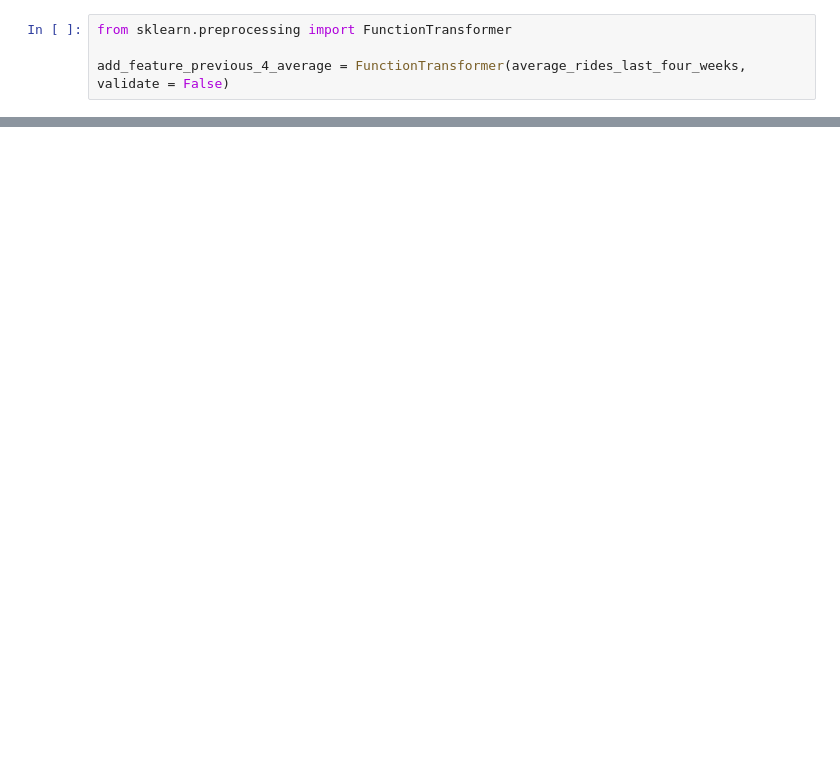
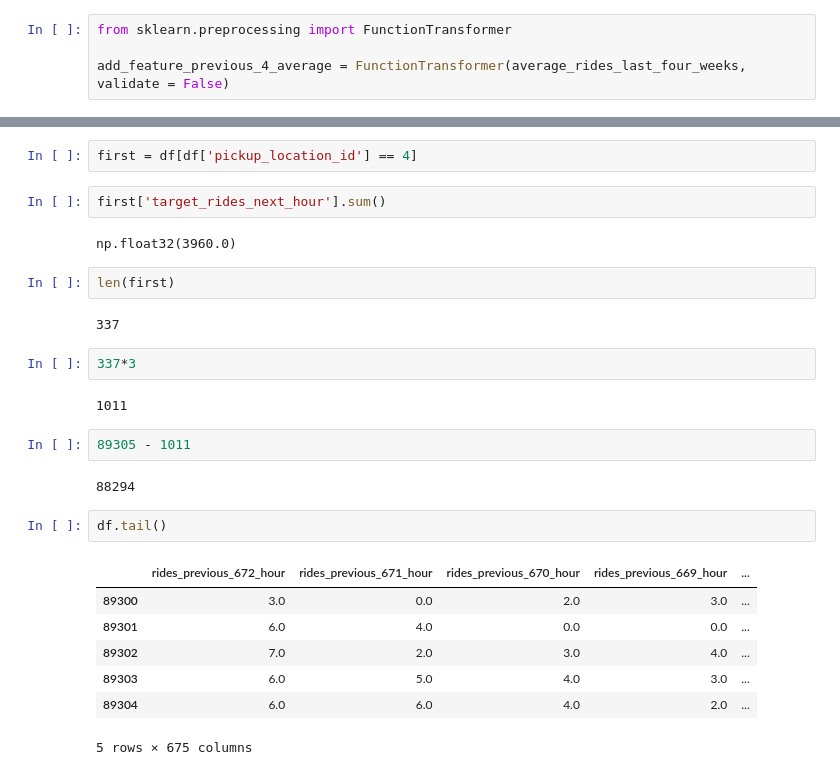
Before and after one commit to ryslipe/taxi_demand_predictor, a Jupyter notebook: notebooks/09_lightgbm_with_feature_engineering.ipynb, the cells around one changed output, grey strips where cells are left out. Drawn from its saved outputs; the diff is of its cells as text; blank space fills up the shorter version.

```diff
--- a/notebooks/09_lightgbm_with_feature_engineering.ipynb
+++ b/notebooks/09_lightgbm_with_feature_engineering.ipynb
@@ -50,0 +132,28 @@ add_feature_previous_4_average = FunctionTransformer(average_rides_last_four_wee
+# %%
+first = df[df['pickup_location_id'] == 4]
+# %%
+first['target_rides_next_hour'].sum()
+# %% [output]
+np.float32(3960.0)
+# %%
+len(first)
+# %% [output]
+337
+# %%
+337*3
+# %% [output]
+1011
+# %%
+89305 - 1011
+# %% [output]
+88294
+# %%
+df.tail()
+# %% [output]
+|  | rides_previous_672_hour | rides_previous_671_hour | rides_previous_670_hour | rides_previous_669_hour | ... |
+| 89300 | 3.0 | 0.0 | 2.0 | 3.0 | ... |
+| 89301 | 6.0 | 4.0 | 0.0 | 0.0 | ... |
+| 89302 | 7.0 | 2.0 | 3.0 | 4.0 | ... |
+| 89303 | 6.0 | 5.0 | 4.0 | 3.0 | ... |
+| 89304 | 6.0 | 6.0 | 4.0 | 2.0 | ... |
+5 rows × 675 columns
```
Also changed, not shown: parts of 6 cells of this notebook.
